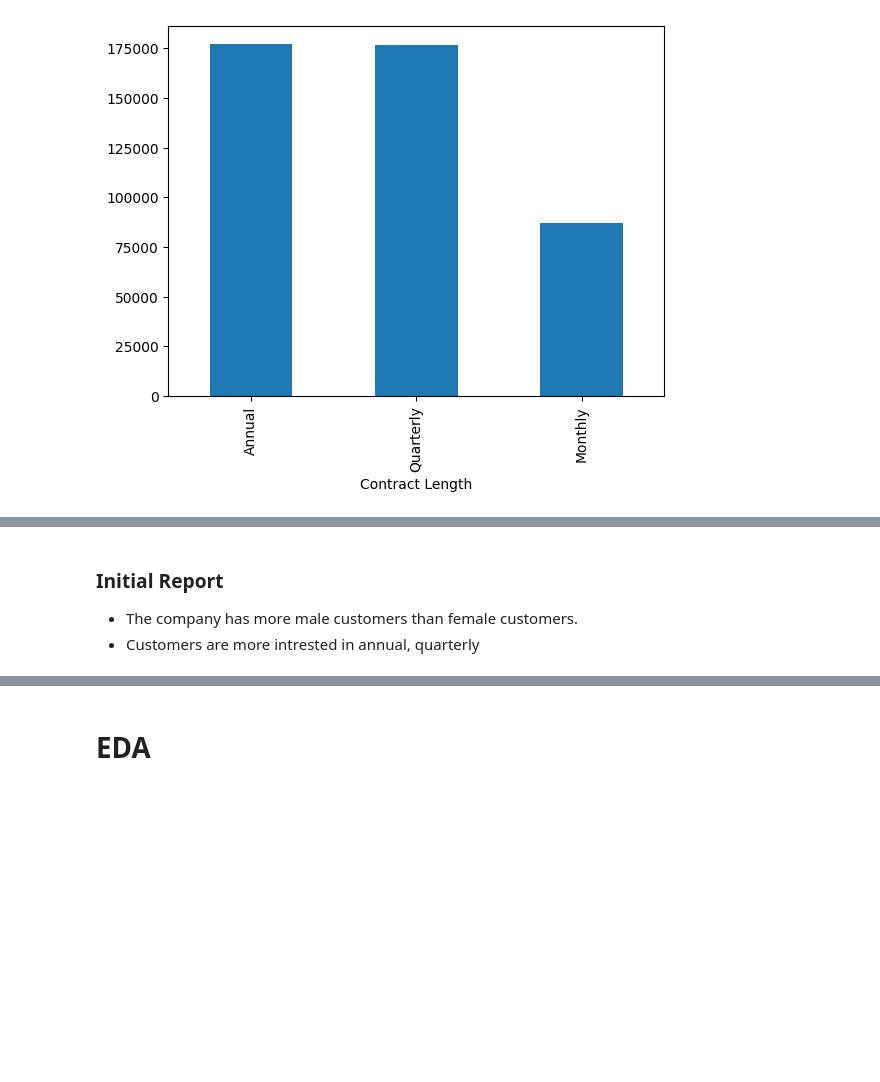
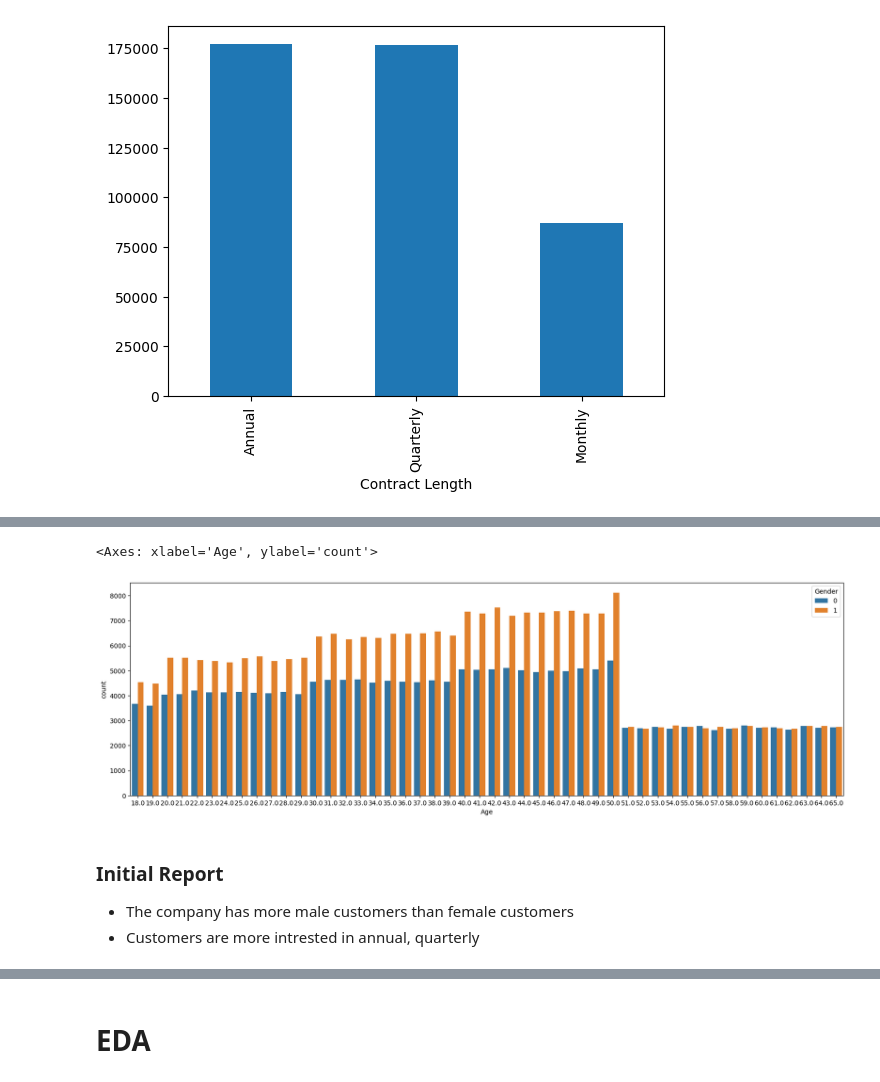
Before and after one commit to Alwin-Sajan/Churn-Project, a Jupyter notebook: Churn_Project.ipynb, the cells around one changed output, grey strips where cells are left out. Drawn from its saved outputs; the diff is of its cells as text; code cells hidden in the pictures; blank space fills up the shorter version.

```diff
--- a/Churn_Project.ipynb
+++ b/Churn_Project.ipynb
@@ -100,6 +105,12 @@ Name: count, dtype: int64
+# %%
+plt.figure(figsize=(20,6))
+sns.countplot(data = df , x = 'Age' , hue = 'Gender' )
+# %% [output]
+<Axes: xlabel='Age', ylabel='count'>
+[figure, added]
 # %% [markdown]
 ### Initial Report
-* The company has more male customers than female customers.
+* The company has more male customers than female customers
 * Customers are more intrested in annual, quarterly
 # %%
 df.head(5)
```
Also changed, not shown: parts of 3 cells of this notebook.
